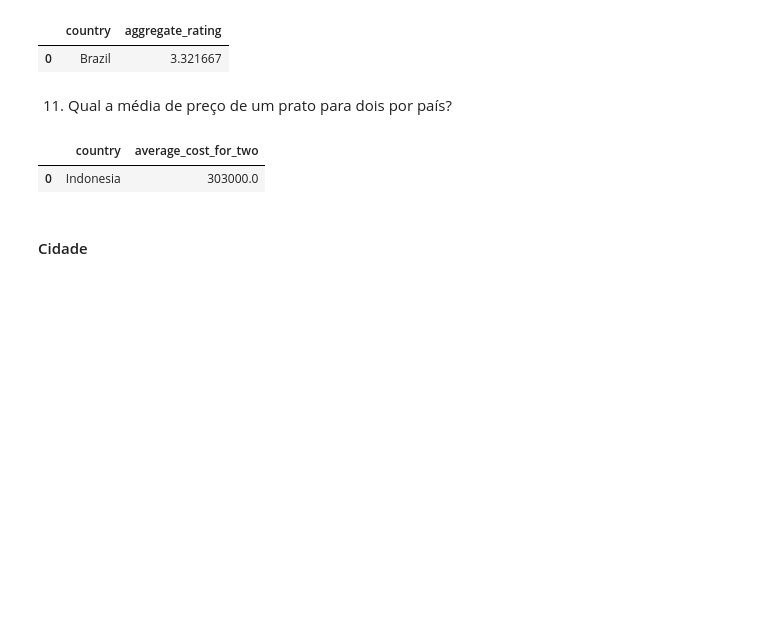
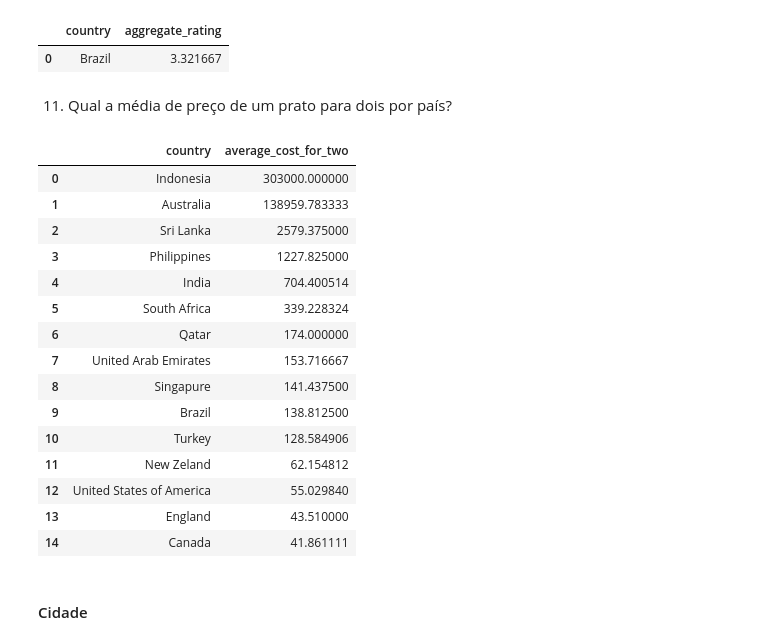
Before and after one commit to thiago-vale/fome-zero, a Jupyter notebook: notebook/fome-zero.ipynb, the cells around one changed output. Saved outputs shown, nothing was run; the diff lists cells and outputs as text; code cells hidden in the pictures; blank space fills up the shorter version.

```diff
--- a/notebook/fome-zero.ipynb
+++ b/notebook/fome-zero.ipynb
@@ -243,10 +210,25 @@ pais.head(1)
 11. Qual a média de preço de um prato para dois por país?
 # %%
 pais = df.groupby('country')['average_cost_for_two'].mean().sort_values(ascending=False).reset_index()
-pais.head(1)
+pais
+#px.bar(pais,'country','average_cost_for_two')
 # %% [output]
 |  | country | average_cost_for_two |
-| 0 | Indonesia | 303000.0 |
+| 0 | Indonesia | 303000.000000 |
+| 1 | Australia | 138959.783333 |
+| 2 | Sri Lanka | 2579.375000 |
+| 3 | Philippines | 1227.825000 |
+| 4 | India | 704.400514 |
+| 5 | South Africa | 339.228324 |
+| 6 | Qatar | 174.000000 |
+| 7 | United Arab Emirates | 153.716667 |
+| 8 | Singapure | 141.437500 |
+| 9 | Brazil | 138.812500 |
+| 10 | Turkey | 128.584906 |
+| 11 | New Zeland | 62.154812 |
+| 12 | United States of America | 55.029840 |
+| 13 | England | 43.510000 |
+| 14 | Canada | 41.861111 |
 # %% [markdown]
 #### Cidade
 # %% [markdown]
```
Also changed, not shown: parts of 8 cells of this notebook.
